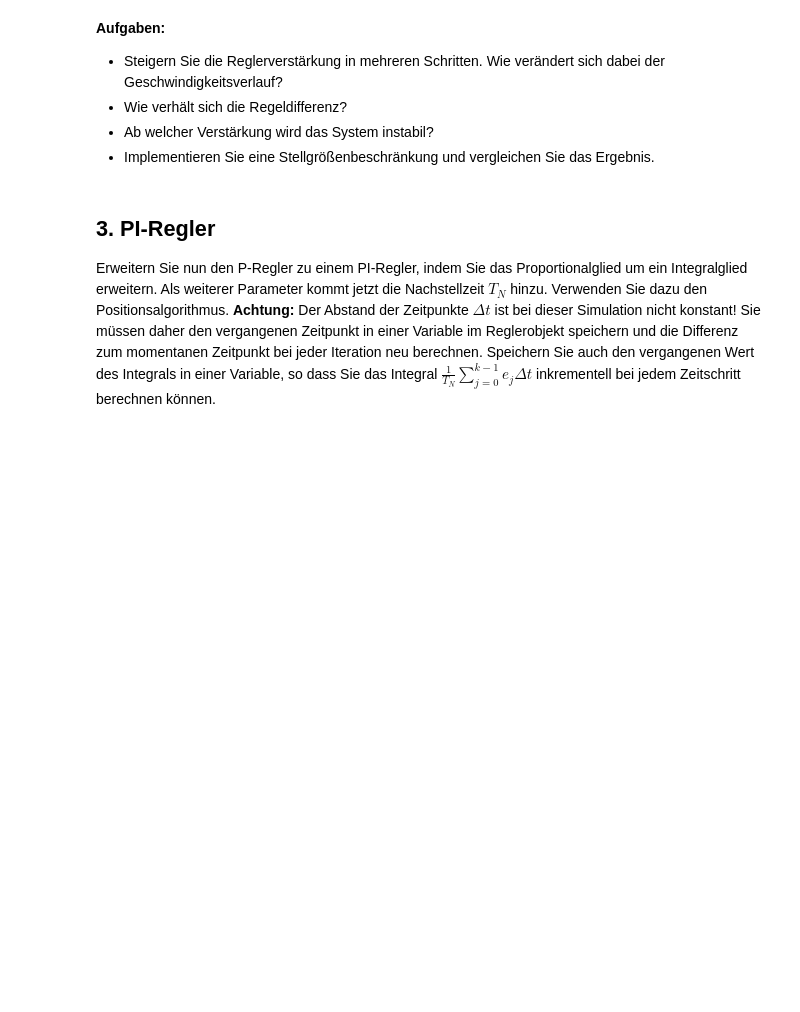
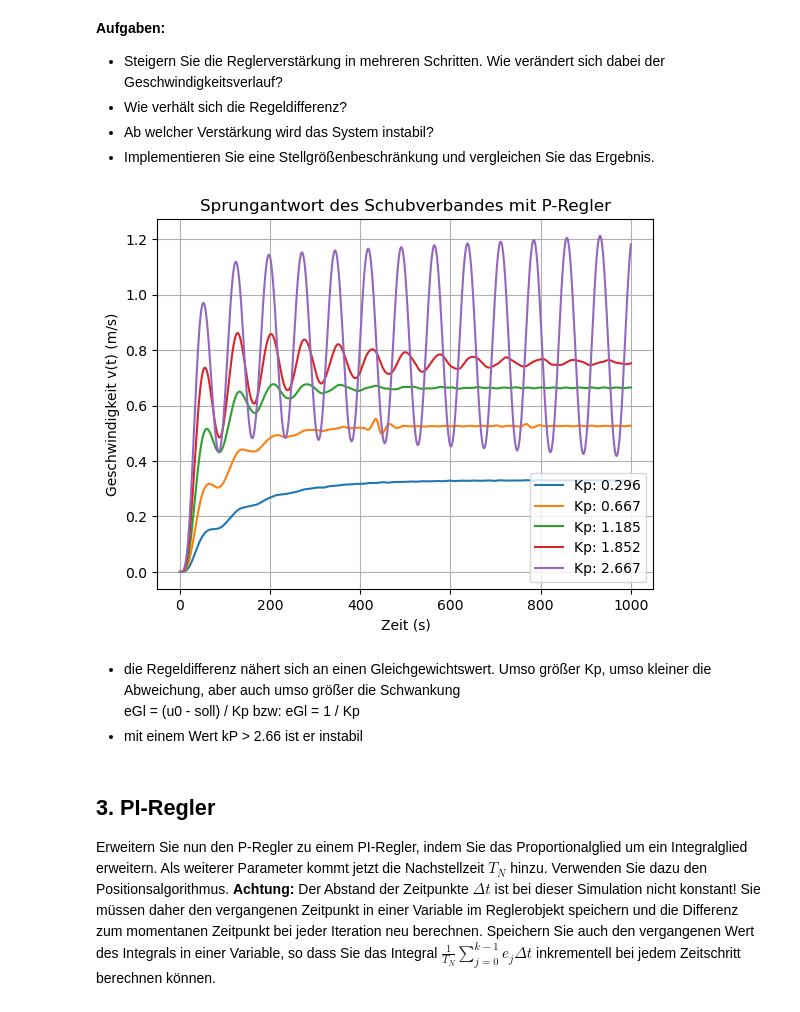
Before and after one commit to Atomarverseucht/AIN, a Jupyter notebook: 3/technische-grundlagen-der-kuenstlichen-intelligenz/versuch5/versuch5.ipynb, the cells around one changed output. Cells and saved outputs as stored; diff of their text form; code cells hidden in the pictures; blank space fills up the shorter version.

```diff
--- a/3/technische-grundlagen-der-kuenstlichen-intelligenz/versuch5/versuch5.ipynb
+++ b/3/technische-grundlagen-der-kuenstlichen-intelligenz/versuch5/versuch5.ipynb
@@ -162,6 +164,28 @@ Geschwindigkeitsverlauf?
 - Implementieren Sie eine Stellgrößenbeschränkung und vergleichen Sie das Ergebnis.
 # %%
 # Ihre Lösung hier
+def pltCtrl(argCtrl):
+    sol_ = solve_ivp(schubverbund_mit_regler, t_span, X0, args=(argCtrl,), t_eval=t_eval)
+    # Geschwindigkeit des vorderen Wagens ist Variable No. 5
+    v_front = sol_.y[5]
+    plt.plot(sol_.t, v_front, label=f'Kp: {argCtrl.Kp:.3f}')
+    plt.xlabel('Zeit (s)')
+    plt.ylabel('Geschwindigkeit v(t) (m/s)')
+    plt.grid(True)
+    plt.legend(loc=4)
+
+for i in range(2, 7):
+    ia= i**2 / 13.5
+    tctrl = PController(ia,1)
+    pltCtrl(tctrl)
+plt.title('Sprungantwort des Schubverbandes mit P-Regler')
+plt.show()
+# %% [output]
+[figure, added]
+# %% [markdown]
+- die Regeldifferenz nähert sich an einen Gleichgewichtswert. Umso größer Kp, umso kleiner die Abweichung, aber auch umso größer die Schwankung <br>
+         eGl = (u0 - soll) / Kp bzw: eGl = 1 / Kp
+- mit einem Wert kP > 2.66 ist er instabil
 # %% [markdown]
 ## 3. PI-Regler
 
```
Also changed, not shown: parts of 4 cells of this notebook.
